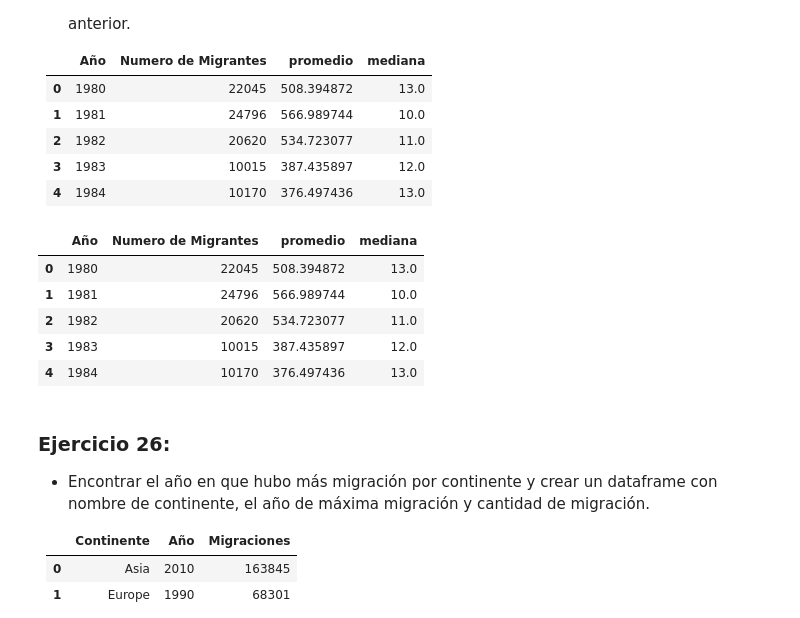
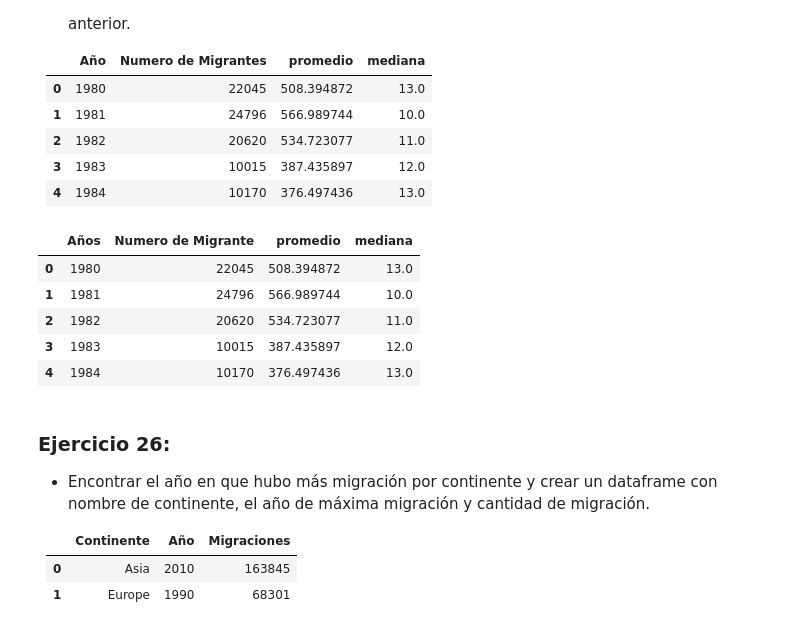
Before and after one commit to CarmenBarrancoGarcia/Carmen_cienciadatos, a Jupyter notebook: Módulo3_Ciencia_Datos/03.pandas_1_ejercicios.ipynb, the cells around one changed output. Saved outputs shown, nothing was run; the diff lists cells and outputs as text; code cells hidden in the pictures.

```diff
--- a/Módulo3_Ciencia_Datos/03.pandas_1_ejercicios.ipynb
+++ b/Módulo3_Ciencia_Datos/03.pandas_1_ejercicios.ipynb
@@ -11,3 +11,7 @@ pandas==2.2.3
 # %% [markdown]
 ### Ejercicio 1:
 - Lee el archivo **"Canada.xlsx"** y guardalo en la variable **df**
+# %%
+# Migración de personas de diferentes países hacia Canadá
+df = pd.read_excel("../Data/Canada.xlsx")
+df.head()
@@ -106,3 +66,6 @@ Index([            'Tipo',             'Pais',             'Area',
 # %% [markdown]
 ### Ejercicio 8:
 - Eliminar las columnas: _**Tipo**_, _**Area**_ y _**Region**_.
+# %%
+# Si no hay resultados es que se ha usado inplece=True
+df.drop(["Tipo", "Area", "Region"], axis=1, inplace=True)
@@ -390,0 +575,4 @@ array(['Afghanistan', 'Albania', 'Algeria', 'American Samoa', 'Andorra',
+# %%
+# Opción 1: pasando a diccionario y de diccionario a dataframe
+df_migracion = pd.DataFrame(df[range(1980, 2014)].max().to_dict().items(), columns=["Años", "Numero de Migrante"])
+df_migracion
@@ -422,9 +650,14 @@ array(['Afghanistan', 'Albania', 'Algeria', 'American Samoa', 'Andorra',
 |**2**|1982|20620              |534.723077|11.0   |
 |**3**|1983|10015              |387.435897|12.0   |
 |**4**|1984|10170              |376.497436|13.0   |
+# %%
+# to list() para ignorar el índicee por año, porque si no no coincide con el índice 0, 1, 2, 3...
+df_migracion["promedio"] = df[range(1980, 2014)].mean().to_list()
+df_migracion["mediana"] = df[range(1980, 2014)].median().to_list()
 # %%
+df_migracion.head(5)
 # %% [output]
-|  | Año | Numero de Migrantes | promedio | mediana |
+|  | Años | Numero de Migrante | promedio | mediana |
 | 0 | 1980 | 22045 | 508.394872 | 13.0 |
 | 1 | 1981 | 24796 | 566.989744 | 10.0 |
 | 2 | 1982 | 20620 | 534.723077 | 11.0 |
```
Also changed, not shown: parts of 53 cells of this notebook, 14 other files.
